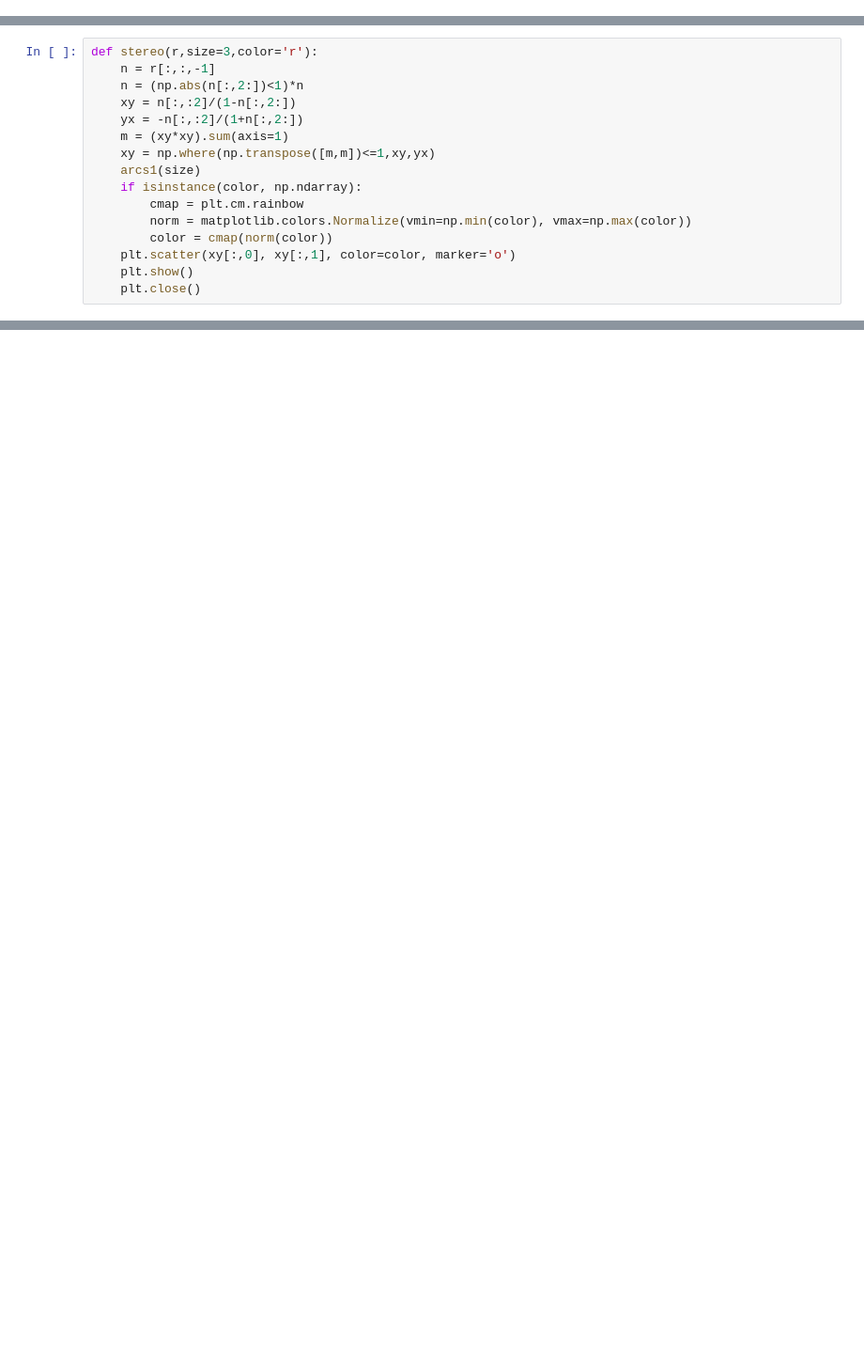
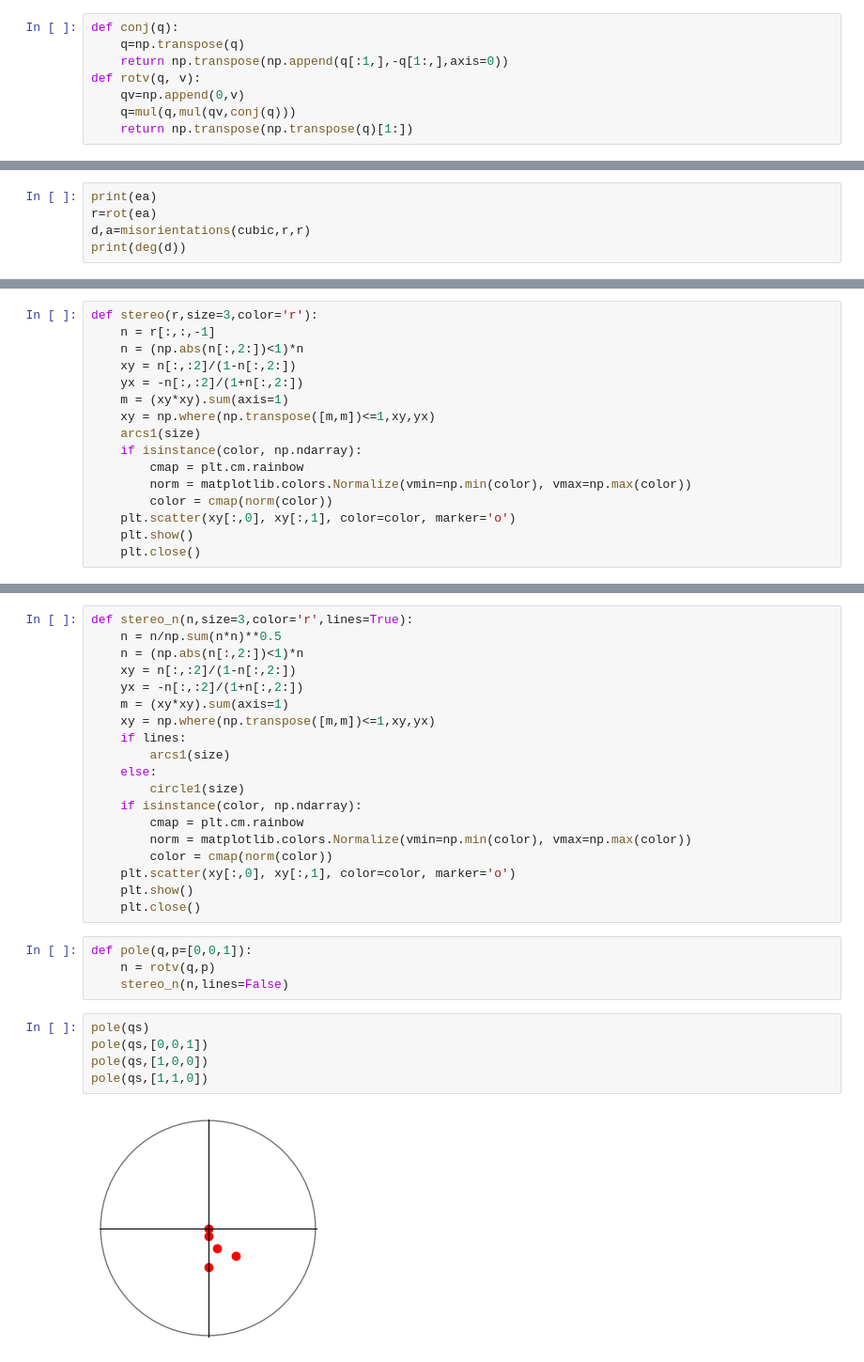
Before and after one commit to yiyus/pypms, a Jupyter notebook: oris.ipynb, the cells around one changed output, grey strips where cells are left out. Shown: that part at 94% size. Saved outputs shown, nothing was run; the diff lists cells and outputs as text; blank space fills up the shorter version.

Commit message:
quaternions misorientations and stereo

```diff
--- a/oris.ipynb
+++ b/oris.ipynb
@@ -308,0 +294,8 @@ axisangle(qs)
+# %%
+def conj(q):
+    q=np.transpose(q)
+    return np.transpose(np.append(q[:1,],-q[1:,],axis=0))
+def rotv(q, v):
+    qv=np.append(0,v)
+    q=mul(q,mul(qv,conj(q)))
+    return np.transpose(np.transpose(q)[1:])
@@ -503,0 +610,5 @@ TypeError: rot() missing 1 required positional argument: 'v'
+# %%
+print(ea)
+r=rot(ea)
+d,a=misorientations(cubic,r,r)
+print(deg(d))
@@ -577,0 +729,30 @@ stereo(ar[:3*a.shape[1]],size=4)
+# %%
+def stereo_n(n,size=3,color='r',lines=True):
+    n = n/np.sum(n*n)**0.5
+    n = (np.abs(n[:,2:])<1)*n
+    xy = n[:,:2]/(1-n[:,2:])
+    yx = -n[:,:2]/(1+n[:,2:])
+    m = (xy*xy).sum(axis=1)
+    xy = np.where(np.transpose([m,m])<=1,xy,yx)
+    if lines:
+        arcs1(size)
+    else:
+        circle1(size)
+    if isinstance(color, np.ndarray):
+        cmap = plt.cm.rainbow
+        norm = matplotlib.colors.Normalize(vmin=np.min(color), vmax=np.max(color))
+        color = cmap(norm(color))
+    plt.scatter(xy[:,0], xy[:,1], color=color, marker='o')
+    plt.show()
+    plt.close()
+# %%
+def pole(q,p=[0,0,1]):
+    n = rotv(q,p)
+    stereo_n(n,lines=False)
+# %%
+pole(qs)
+pole(qs,[0,0,1])
+pole(qs,[1,0,0])
+pole(qs,[1,1,0])
+# %% [output]
+[figure, added]
```
Also changed, not shown: parts of 52 cells of this notebook.
